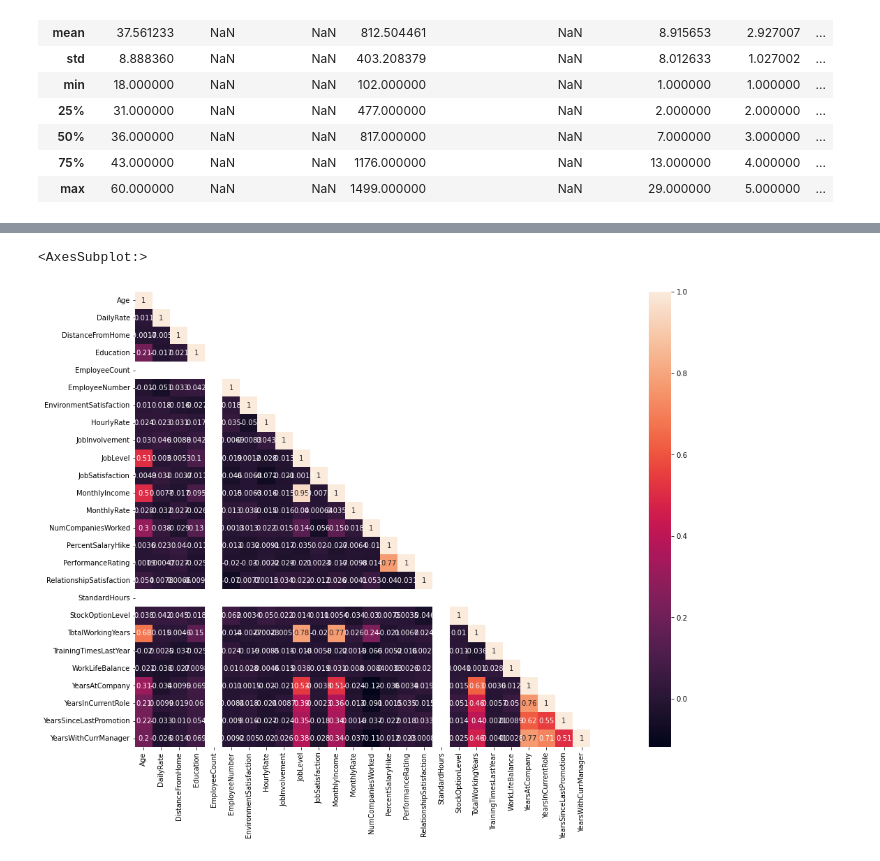
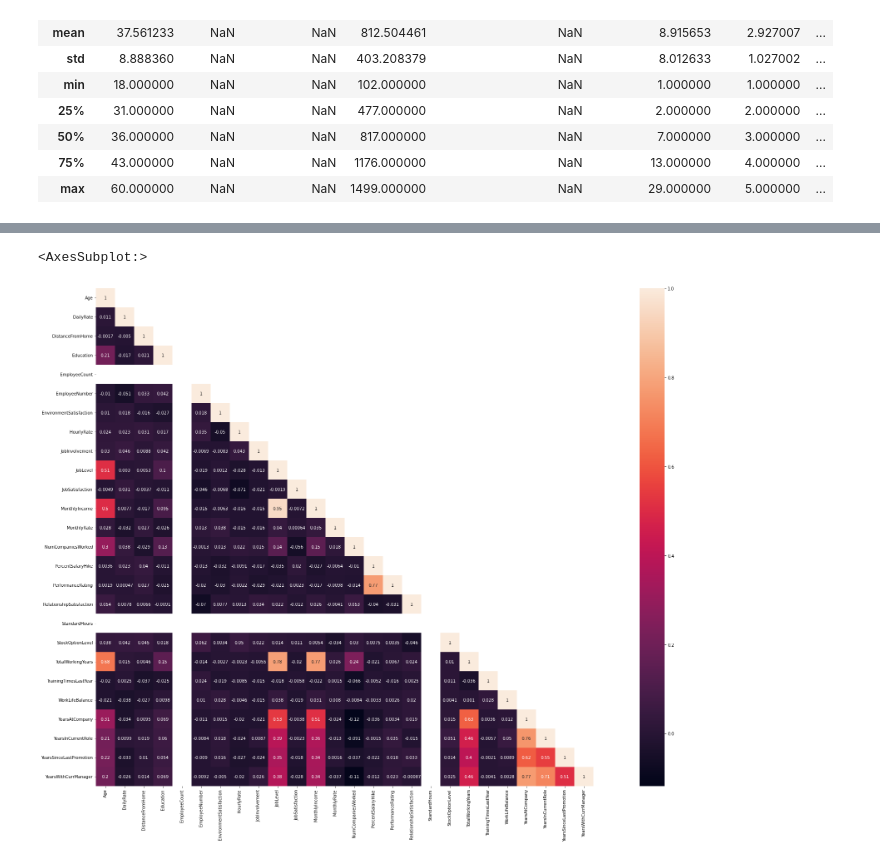
Before and after one commit to ecemdenizb/IBM-HR-analytics-employee-attrition, a Jupyter notebook: hw1-v1.ipynb, the cells around one changed output, grey strips where cells are left out. Saved outputs shown, nothing was run; the diff lists cells and outputs as text; code cells hidden in the pictures.

```diff
--- a/hw1-v1.ipynb
+++ b/hw1-v1.ipynb
@@ -172,13 +159,13 @@ ds.loc[ds_neg_ix,:].describe(include='all')
 # %%
 ds_corr=ds.corr()
 mask=np.array(ds_corr)
 mask[np.tril_indices_from(mask)] = False
 fig=plt.gcf()
-fig.set_size_inches(30,12)
+fig.set_size_inches(40,22)
 sns.heatmap(data=ds_corr, mask=mask, square=True, annot=True, cbar=True)
 # %% [output]
 <AxesSubplot:>
-[figure, old version]
+[figure, new version]
 # %%
 #Feature Encoding
 
```
Also changed, not shown: parts of 15 cells of this notebook.
